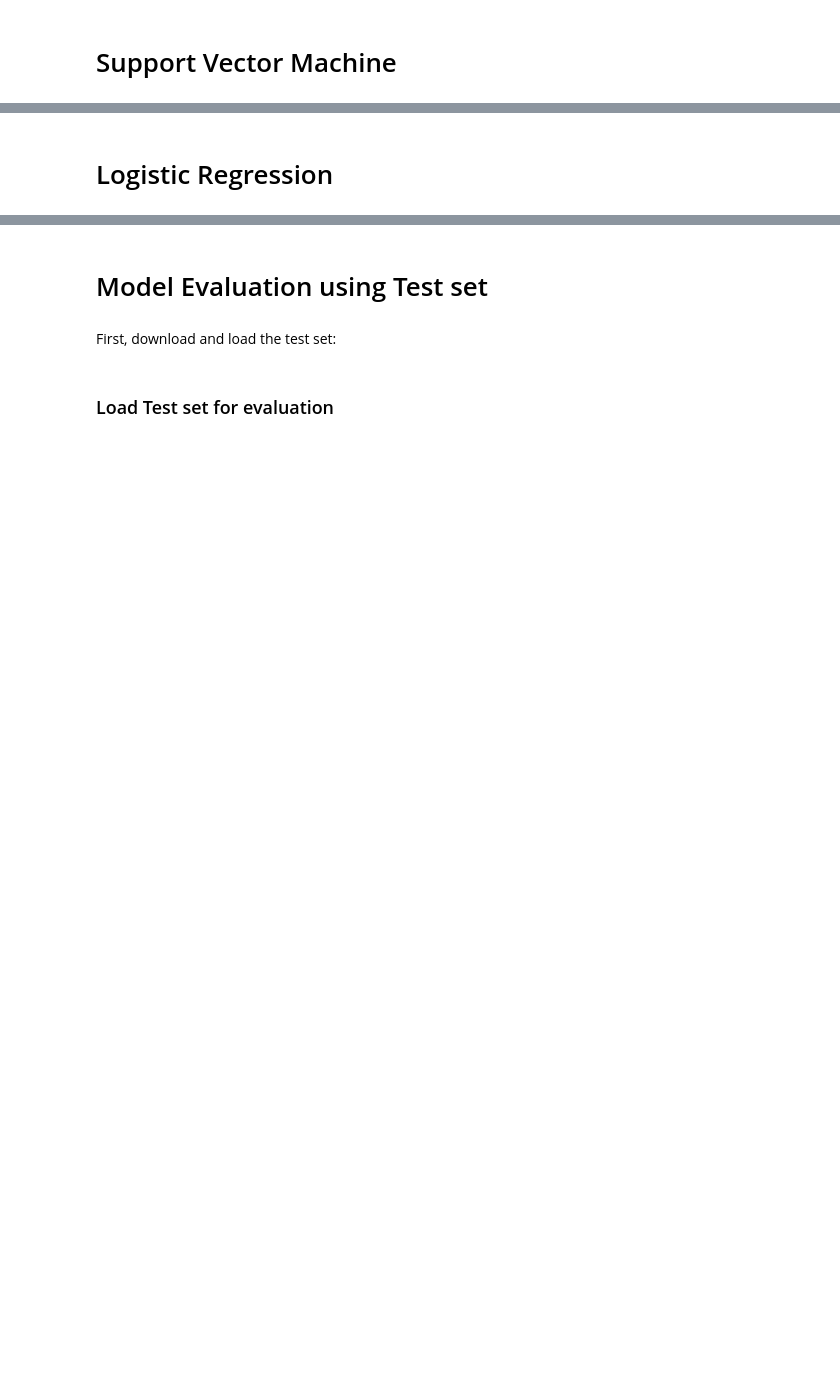
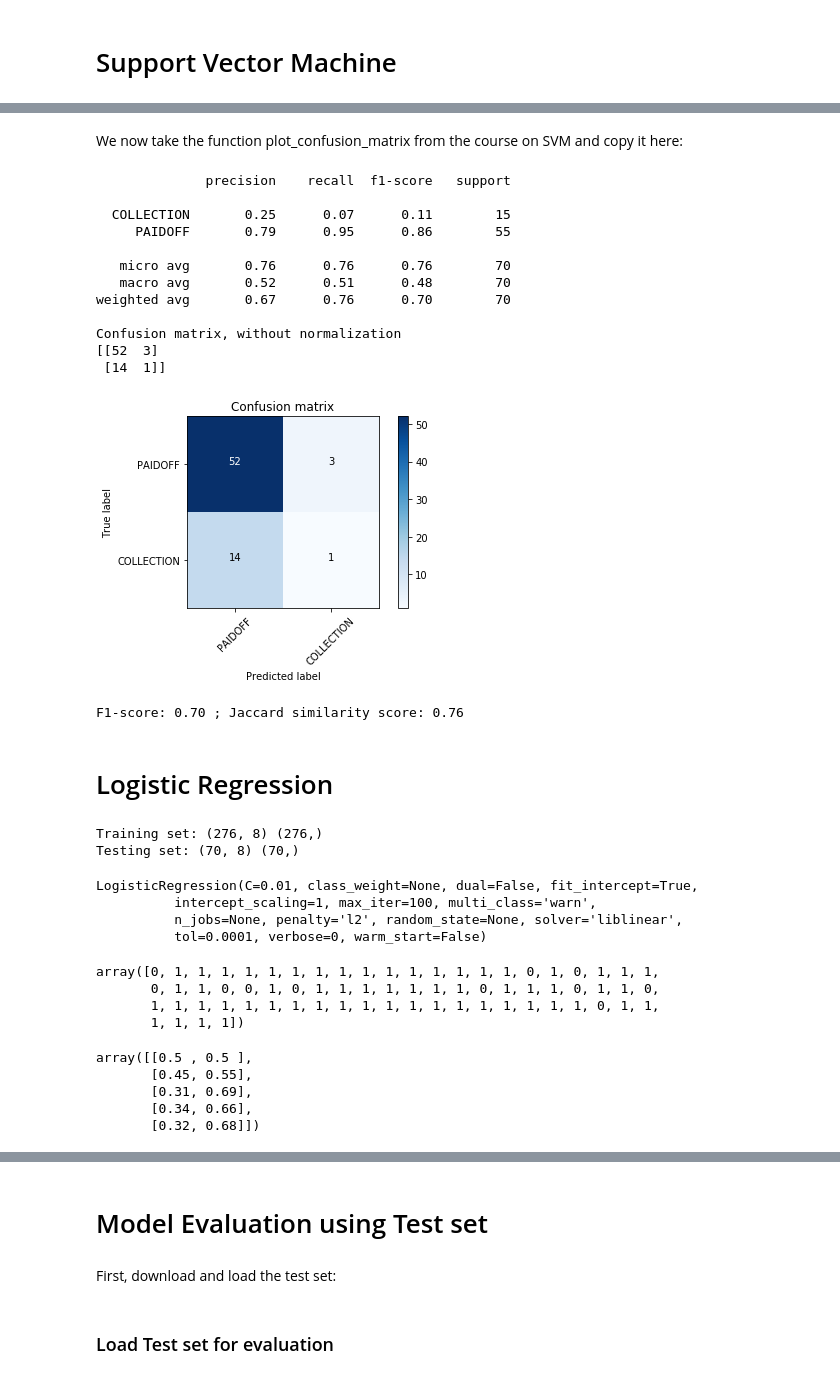
Before and after one commit to FabienNugier/coursera-IBM-course8-project, a Jupyter notebook: Machine Learning with Python Notebook.ipynb, the cells around one changed output, grey strips where cells are left out. Saved outputs shown, nothing was run; the diff lists cells and outputs as text; code cells hidden in the pictures; blank space fills up the shorter version.

```diff
--- a/Machine Learning with Python Notebook.ipynb
+++ b/Machine Learning with Python Notebook.ipynb
@@ -292,0 +460,2 @@ Notice: You should find the best k to build the model with the best accuracy.
+# %% [markdown]
+We now take the function plot_confusion_matrix from the course on SVM and copy it here:
@@ -293,2 +499,37 @@ Notice: You should find the best k to build the model with the best accuracy.
+# %%
+# Compute confusion matrix
+cnf_matrix = confusion_matrix(y_test, yhat, labels=['PAIDOFF','COLLECTION'])
+np.set_printoptions(precision=2)
+
+print (classification_report(y_test, yhat))
+
+# Plot non-normalized confusion matrix
+plt.figure()
+plot_confusion_matrix(cnf_matrix, classes=['PAIDOFF','COLLECTION'], normalize=False, title='Confusion matrix')
+# %% [output]
+              precision    recall  f1-score   support
+
+  COLLECTION       0.25      0.07      0.11        15
+     PAIDOFF       0.79      0.95      0.86        55
+
+   micro avg       0.76      0.76      0.76        70
+   macro avg       0.52      0.51      0.48        70
+weighted avg       0.67      0.76      0.70        70
+
+Confusion matrix, without normalization
+[[52  3]
+ [14  1]]
+[figure, added]
+# %%
+# Computing scores
+# from sklearn.metrics import f1_score
+# from sklearn.metrics import jaccard_similarity_score
+
+SVM_f1 = f1_score(y_test, yhat, average='weighted')
+SVM_jac = jaccard_similarity_score(y_test, yhat)
+
+print("F1-score: %0.2f ; Jaccard similarity score: %0.2f" % (SVM_f1,SVM_jac))
+# %% [output]
+F1-score: 0.70 ; Jaccard similarity score: 0.76
 # %% [markdown]
 # Logistic Regression
@@ -294,0 +543,40 @@ Notice: You should find the best k to build the model with the best accuracy.
+# %%
+from sklearn.model_selection import train_test_split
+
+X_train, X_test, y_train, y_test = train_test_split(X, y, test_size=PERCENTAGE_TESTSET, random_state=RANDOM_SEED)
+print ('Training set:', X_train.shape,  y_train.shape)
+print ('Testing set:', X_test.shape,  y_test.shape)
+# %% [output]
+Training set: (276, 8) (276,)
+Testing set: (70, 8) (70,)
+# %%
+# Building the model
+from sklearn.linear_model import LogisticRegression
+from sklearn.metrics import confusion_matrix
+
+LR = LogisticRegression(C=0.01, solver='liblinear').fit(X_train,y_train)
+LR
+# %% [output]
+LogisticRegression(C=0.01, class_weight=None, dual=False, fit_intercept=True,
+          intercept_scaling=1, max_iter=100, multi_class='warn',
+          n_jobs=None, penalty='l2', random_state=None, solver='liblinear',
+          tol=0.0001, verbose=0, warm_start=False)
+# %%
+# Doing the prediction on the test set
+yhat = LR.predict(X_test)
+yhat
+# %% [output]
+array([0, 1, 1, 1, 1, 1, 1, 1, 1, 1, 1, 1, 1, 1, 1, 1, 0, 1, 0, 1, 1, 1,
+       0, 1, 1, 0, 0, 1, 0, 1, 1, 1, 1, 1, 1, 1, 0, 1, 1, 1, 0, 1, 1, 0,
+       1, 1, 1, 1, 1, 1, 1, 1, 1, 1, 1, 1, 1, 1, 1, 1, 1, 1, 1, 0, 1, 1,
+       1, 1, 1, 1])
+# %%
+# Predicting probabilities
+yhat_prob = LR.predict_proba(X_test)
+yhat_prob[0:5]
+# %% [output]
+array([[0.5 , 0.5 ],
+       [0.45, 0.55],
+       [0.31, 0.69],
+       [0.34, 0.66],
+       [0.32, 0.68]])
```
Also changed, not shown: parts of 35 cells of this notebook.
